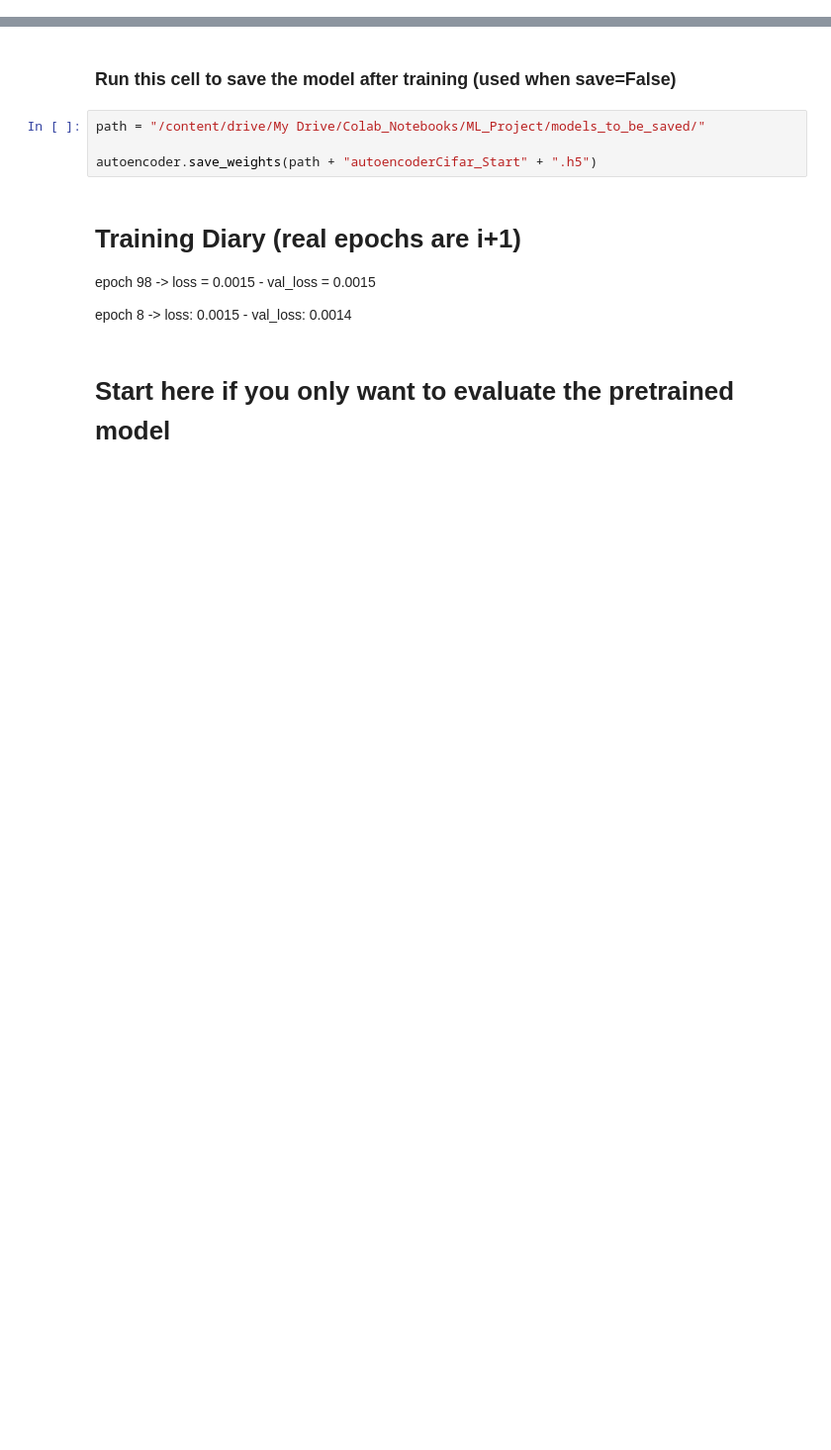
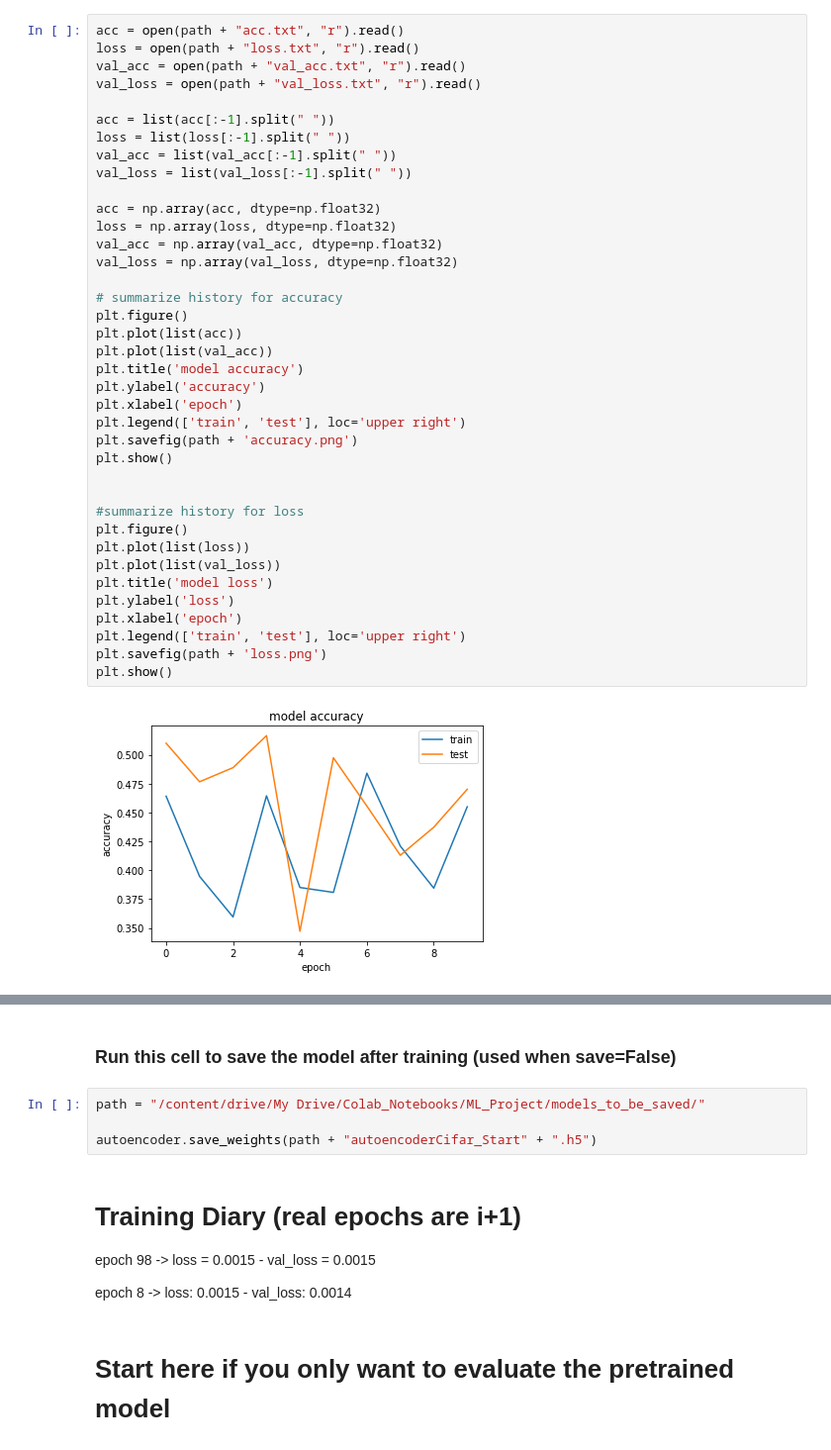
Before and after one commit to DanieleAngioni97/ML_Project, a Jupyter notebook: Autoencoders_cifar.ipynb, the cells around one changed output, grey strips where cells are left out. Shown at 99% size. Cells and saved outputs as stored; diff of their text form; blank space fills up the shorter version.

Commit message:
Loss and accuracy plots can now be saved in drive during training

```diff
--- a/Autoencoders_cifar.ipynb
+++ b/Autoencoders_cifar.ipynb
@@ -129,0 +182,40 @@ for i in range(n_epochs):
+# %%
+acc = open(path + "acc.txt", "r").read()
+loss = open(path + "loss.txt", "r").read()
+val_acc = open(path + "val_acc.txt", "r").read()
+val_loss = open(path + "val_loss.txt", "r").read()
+
+acc = list(acc[:-1].split(" "))
+loss = list(loss[:-1].split(" "))
+val_acc = list(val_acc[:-1].split(" "))
+val_loss = list(val_loss[:-1].split(" "))
+
+acc = np.array(acc, dtype=np.float32)
+loss = np.array(loss, dtype=np.float32)
+val_acc = np.array(val_acc, dtype=np.float32)
+val_loss = np.array(val_loss, dtype=np.float32)
+
+# summarize history for accuracy
+plt.figure()
+plt.plot(list(acc))
+plt.plot(list(val_acc))
+plt.title('model accuracy')
+plt.ylabel('accuracy')
+plt.xlabel('epoch')
+plt.legend(['train', 'test'], loc='upper right')
+plt.savefig(path + 'accuracy.png')
+plt.show()
+
+
+#summarize history for loss
+plt.figure()
+plt.plot(list(loss))
+plt.plot(list(val_loss))
+plt.title('model loss')
+plt.ylabel('loss')
+plt.xlabel('epoch')
+plt.legend(['train', 'test'], loc='upper right')
+plt.savefig(path + 'loss.png')
+plt.show()
+# %% [output]
+[figure, added]
```
Also changed, not shown: parts of 9 cells of this notebook.
